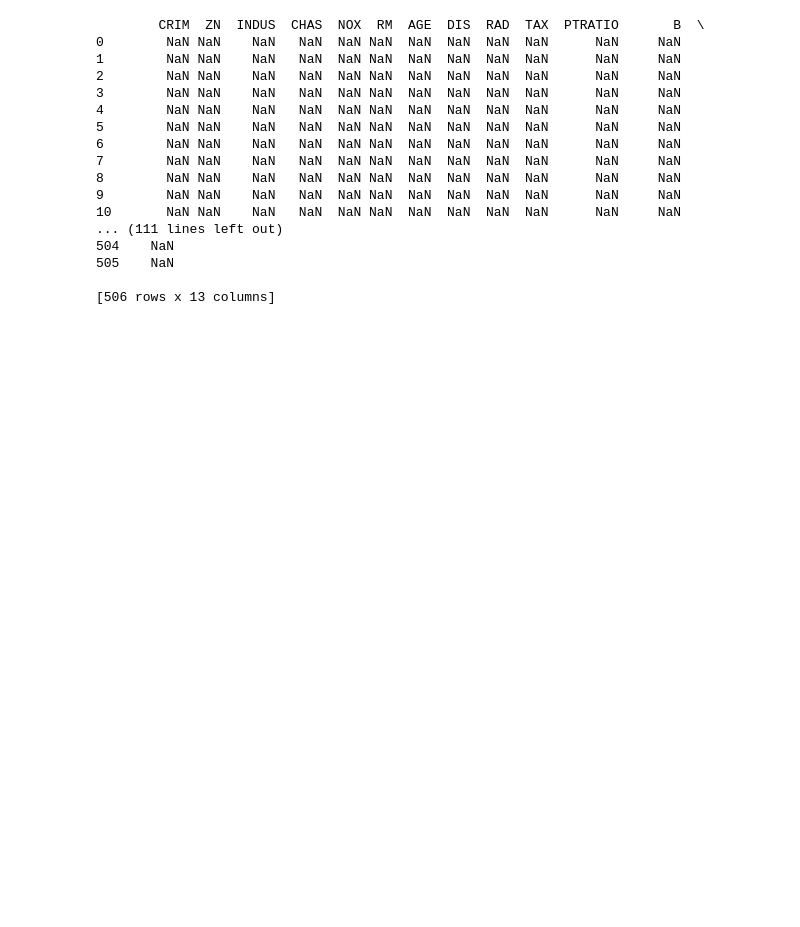
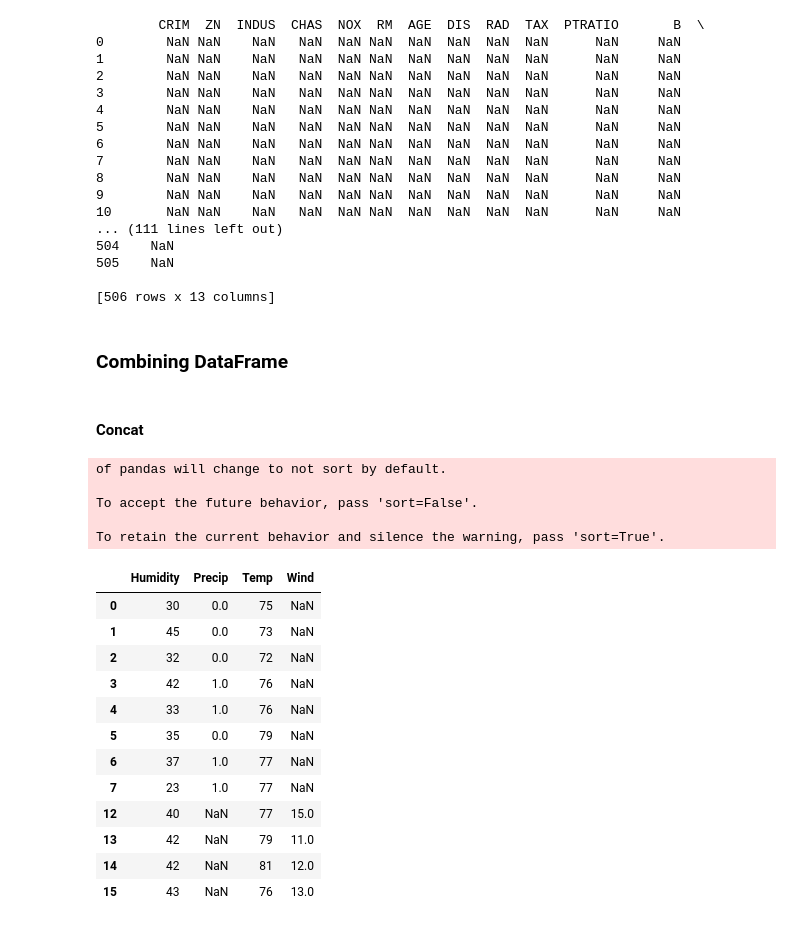
Before and after one commit to cmj123/BecomeAProfessionalPythonProgrammer, a Jupyter notebook: data_analysis_python_pandas/data_analysis_with_python_pandas.ipynb, the cells around one changed output. Drawn from its saved outputs; the diff is of its cells as text; code cells hidden in the pictures; blank space fills up the shorter version.

Commit message:
Combining dataframes - Concatenation, Appending, Merging and Joining

```diff
--- a/data_analysis_python_pandas/data_analysis_with_python_pandas.ipynb
+++ b/data_analysis_python_pandas/data_analysis_with_python_pandas.ipynb
@@ -378,3 +378,53 @@ print(boston_df[(boston_df < (Q1 - 1.5*IQR)) | (boston_df > (Q3 +1.5*IQR))])
 505    NaN
 
 [506 rows x 13 columns]
+# %% [markdown]
+### Combining DataFrame
+# %% [markdown]
+#### Concat
+# %%
+import pandas as pd
+
+df1 = pd.DataFrame({'Temp':[75,73,72,76],
+                    'Humidity':[30,45,32,42],
+                    'Precip':[0,0,0,1]},
+                   index=[0,1,2,3])
+
+df2 = pd.DataFrame({'Temp':[76,79,77,77],
+                    'Humidity':[33,35,37,23],
+                    'Precip':[1,0,1,1]},
+                   index=[4,5,6,7])
+
+df3 = pd.DataFrame({'Temp':[77,79,81,76],
+                    'Humidity':[40,42,42,43],
+                    'Precip':[0,1,1,1]},
+                   index=[8,9,10,11])
+
+df4 = pd.DataFrame({'Temp':[77,79,81,76],
+                    'Humidity':[40,42,42,43],
+                    'Wind':[15,11,12,13]},
+                   index=[12,13,14,15])
+
+
+concat = pd.concat([df1,df2,df3], axis=0)
+concat2 = pd.concat([df1,df2,df4], axis=0)
+concat2
+# %% [output]
+of pandas will change to not sort by default.
+
+To accept the future behavior, pass 'sort=False'.
+
+To retain the current behavior and silence the warning, pass 'sort=True'.
+|  | Humidity | Precip | Temp | Wind |
+| 0 | 30 | 0.0 | 75 | NaN |
+| 1 | 45 | 0.0 | 73 | NaN |
+| 2 | 32 | 0.0 | 72 | NaN |
+| 3 | 42 | 1.0 | 76 | NaN |
+| 4 | 33 | 1.0 | 76 | NaN |
+| 5 | 35 | 0.0 | 79 | NaN |
+| 6 | 37 | 1.0 | 77 | NaN |
+| 7 | 23 | 1.0 | 77 | NaN |
+| 12 | 40 | NaN | 77 | 15.0 |
+| 13 | 42 | NaN | 79 | 11.0 |
+| 14 | 42 | NaN | 81 | 12.0 |
+| 15 | 43 | NaN | 76 | 13.0 |
```
Also changed, not shown: parts of 9 cells of this notebook.
